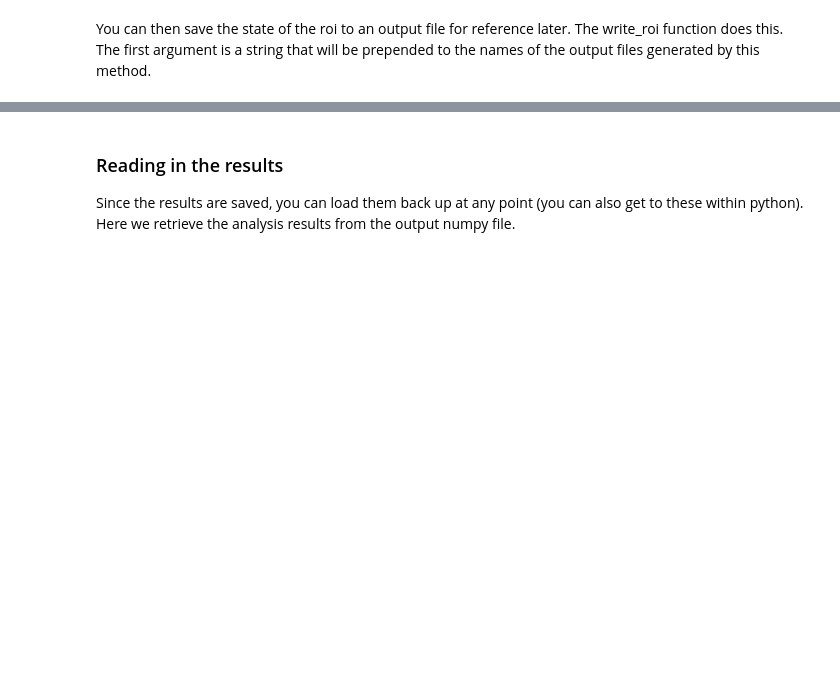
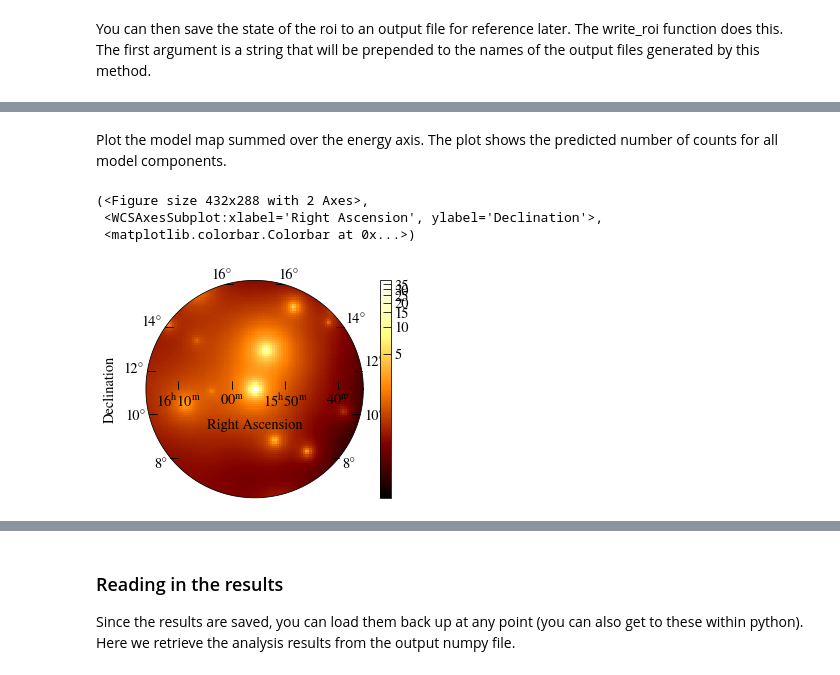
Before and after one commit to me-manu/fermipy-extra, a Jupyter notebook: notebooks/pg1553.ipynb, the cells around one changed output, grey strips where cells are left out. Cells and saved outputs as stored; diff of their text form; code cells hidden in the pictures; blank space fills up the shorter version.

Commit message:
added model map view to pg1553 notebook

```diff
--- a/notebooks/pg1553.ipynb
+++ b/notebooks/pg1553.ipynb
@@ -439,0 +423,2 @@ The 'inframe' parameter of draw() was deprecated in Matplotlib 3.3 and will be r
+# %%
+model_map = gta.write_model_map("fit0")
@@ -439,0 +447,9 @@ The 'inframe' parameter of draw() was deprecated in Matplotlib 3.3 and will be r
+# %% [markdown]
+Plot the model map summed over the energy axis. The plot shows the predicted number of counts for all model components.
+# %%
+model_map[0].sum_over_axes(["energy"]).plot(stretch='log', add_cbar=True)
+# %% [output]
+(<Figure size 432x288 with 2 Axes>,
+ <WCSAxesSubplot:xlabel='Right Ascension', ylabel='Declination'>,
+ <matplotlib.colorbar.Colorbar at 0x...>)
+[figure, added]
```
Also changed, not shown: parts of 31 cells of this notebook, 2 other files.
